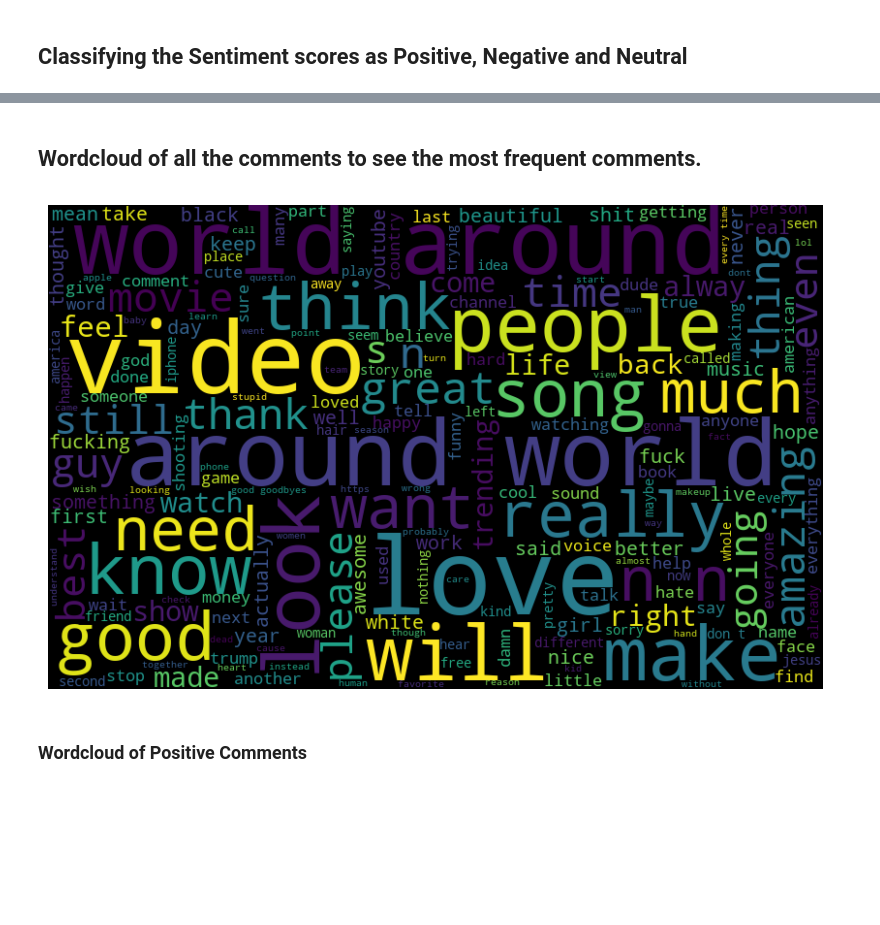
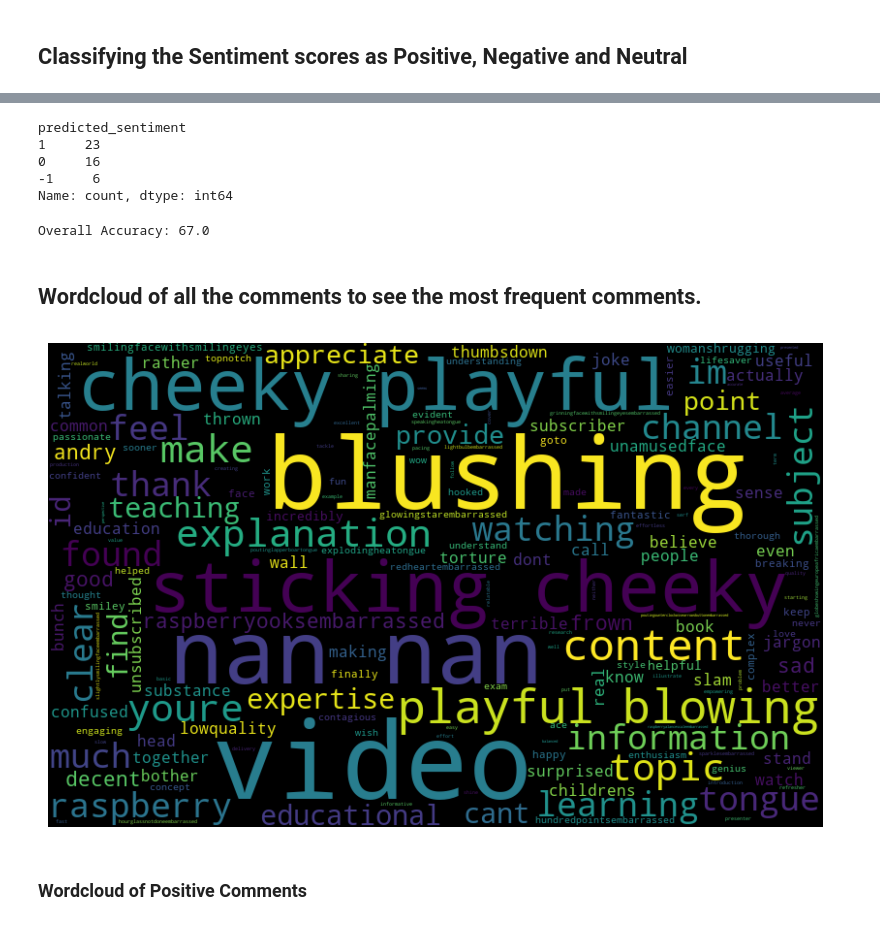
Before and after one commit to Elysian01/NLP-Powered-YouTube-Analytics, a Jupyter notebook: comment-sentiment-analysis/youtube-comments-sentiment-analysis.ipynb, the cells around one changed output, grey strips where cells are left out. Saved outputs shown, nothing was run; the diff lists cells and outputs as text; code cells hidden in the pictures; blank space fills up the shorter version.

Commit message:
sentiment analysis almost done

```diff
--- a/comment-sentiment-analysis/youtube-comments-sentiment-analysis.ipynb
+++ b/comment-sentiment-analysis/youtube-comments-sentiment-analysis.ipynb
@@ -193,0 +469,2 @@ Name: comment_text, dtype: object
+# %%
+english_df['comments'] = tokenized_tweet
@@ -209,5 +495,7 @@ sia = SentimentIntensityAnalyzer()
 # %% [markdown]
 ## Setting The Sentiment Scores
 # %%
-US_comments['Sentiment Scores'] = US_comments['comment_text'].apply(lambda x:sia.polarity_scores(x)['compound'])
+# US_comments['Sentiment Scores'] = US_comments['comment_text'].apply(lambda x:sia.polarity_scores(x)['compound'])
+english_df['comments'] = english_df['comments'].astype(str)
+english_df['predicted_sentiment'] = english_df['comments'].apply(lambda x:sia.polarity_scores(x)['compound'])
 # %%
@@ -222,5 +510,5 @@ US_comments.head()
 # %% [markdown]
 ## Classifying the Sentiment scores as Positive, Negative and Neutral
 # %%
-US_comments['Sentiment'] = US_comments['Sentiment Scores'].apply(lambda s : 'Positive' if s > 0 else ('Neutral' if s == 0 else 'Negative'))
+english_df['predicted_sentiment'] = english_df['predicted_sentiment'].apply(lambda s : '1' if s > 0 else ('0' if s == 0 else '-1'))
 # %%
@@ -249,16 +523,31 @@ plt.show()
+# %%
+english_df.predicted_sentiment.value_counts()
+# %% [output]
+predicted_sentiment
+1     23
+0     16
+-1     6
+Name: count, dtype: int64
+# %%
+english_df['predicted_sentiment'] = english_df['predicted_sentiment'].astype(float)
+accuracy = round((english_df['predicted_sentiment'] == english_df['sentiments']).mean(), 2)
+
+print("\nOverall Accuracy:", accuracy*100)
+# %% [output]
+Overall Accuracy: 67.0
 # %% [markdown]
 ## Wordcloud of all the comments to see the most frequent comments.
 # %%
-all_words = ' '.join([text for text in US_comments['comment_text']])
+all_words = ' '.join([text for text in english_df['comments']])
 from wordcloud import WordCloud
 wordcloud = WordCloud(width=800, height=500, random_state=21, max_font_size=110).generate(all_words)
 
 plt.figure(figsize=(10, 7))
 plt.imshow(wordcloud, interpolation="bilinear")
 plt.axis('off')
 plt.show()
 # %% [output]
-[figure, old version]
+[figure, new version]
 # %% [markdown]
 ### Wordcloud of Positive Comments
 # %%
```
Also changed, not shown: parts of 61 cells of this notebook, 2 other files.
